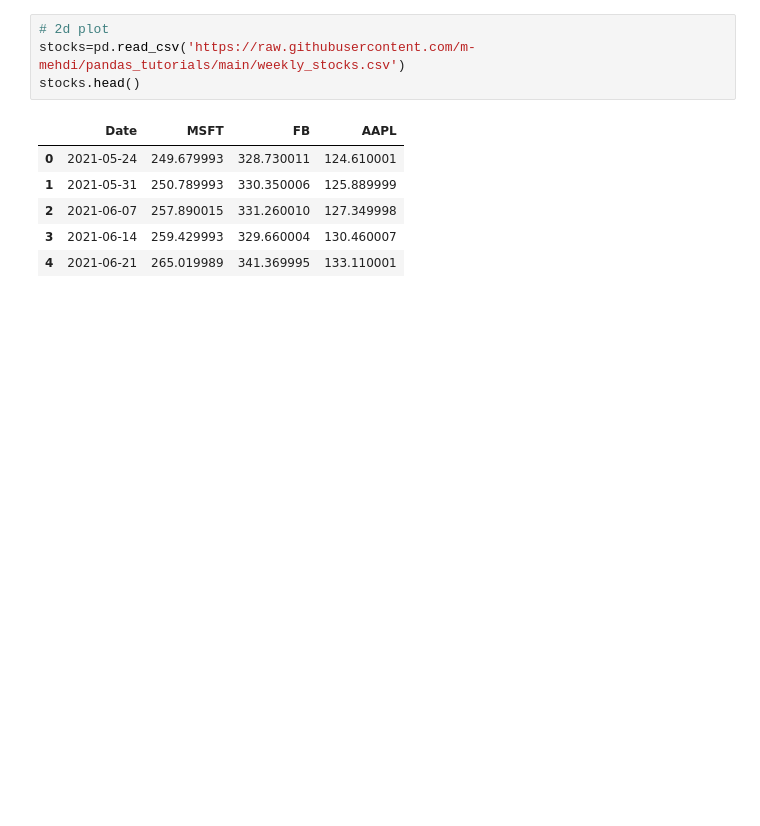
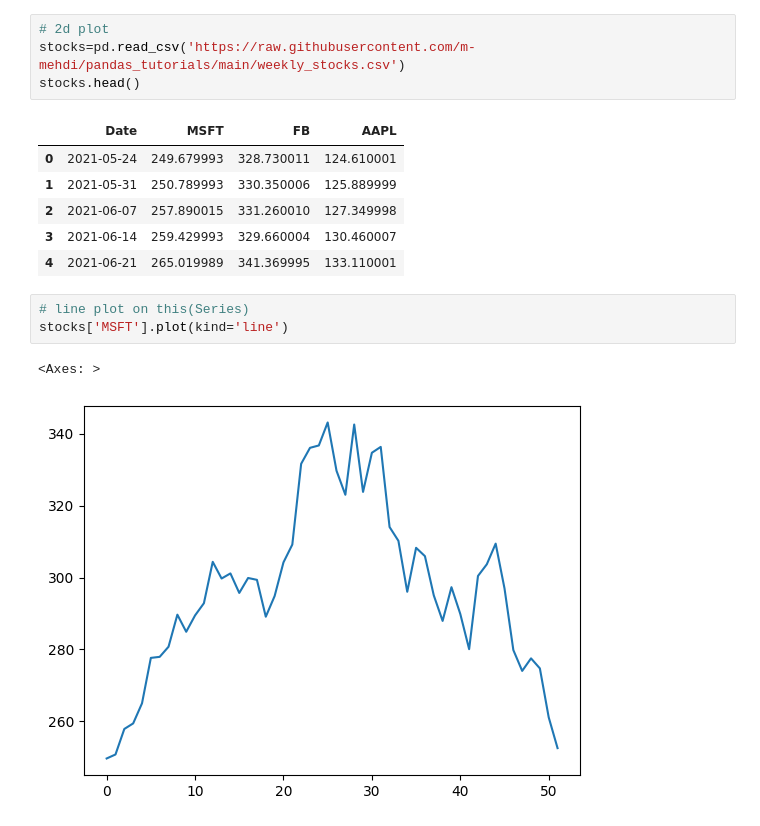
Before and after one commit to simran-aug15/Matplotlib, a Jupyter notebook: dataframeplot.ipynb, the cells around one changed output. Saved outputs shown, nothing was run; the diff lists cells and outputs as text; blank space fills up the shorter version.

```diff
--- a/dataframeplot.ipynb
+++ b/dataframeplot.ipynb
@@ -43,3 +43,9 @@ stocks.head()
 | 2 | 2021-06-07 | 257.890015 | 331.260010 | 127.349998 |
 | 3 | 2021-06-14 | 259.429993 | 329.660004 | 130.460007 |
 | 4 | 2021-06-21 | 265.019989 | 341.369995 | 133.110001 |
+# %%
+# line plot on this(Series)
+stocks['MSFT'].plot(kind='line')
+# %% [output]
+<Axes: >
+[figure, added]
```
